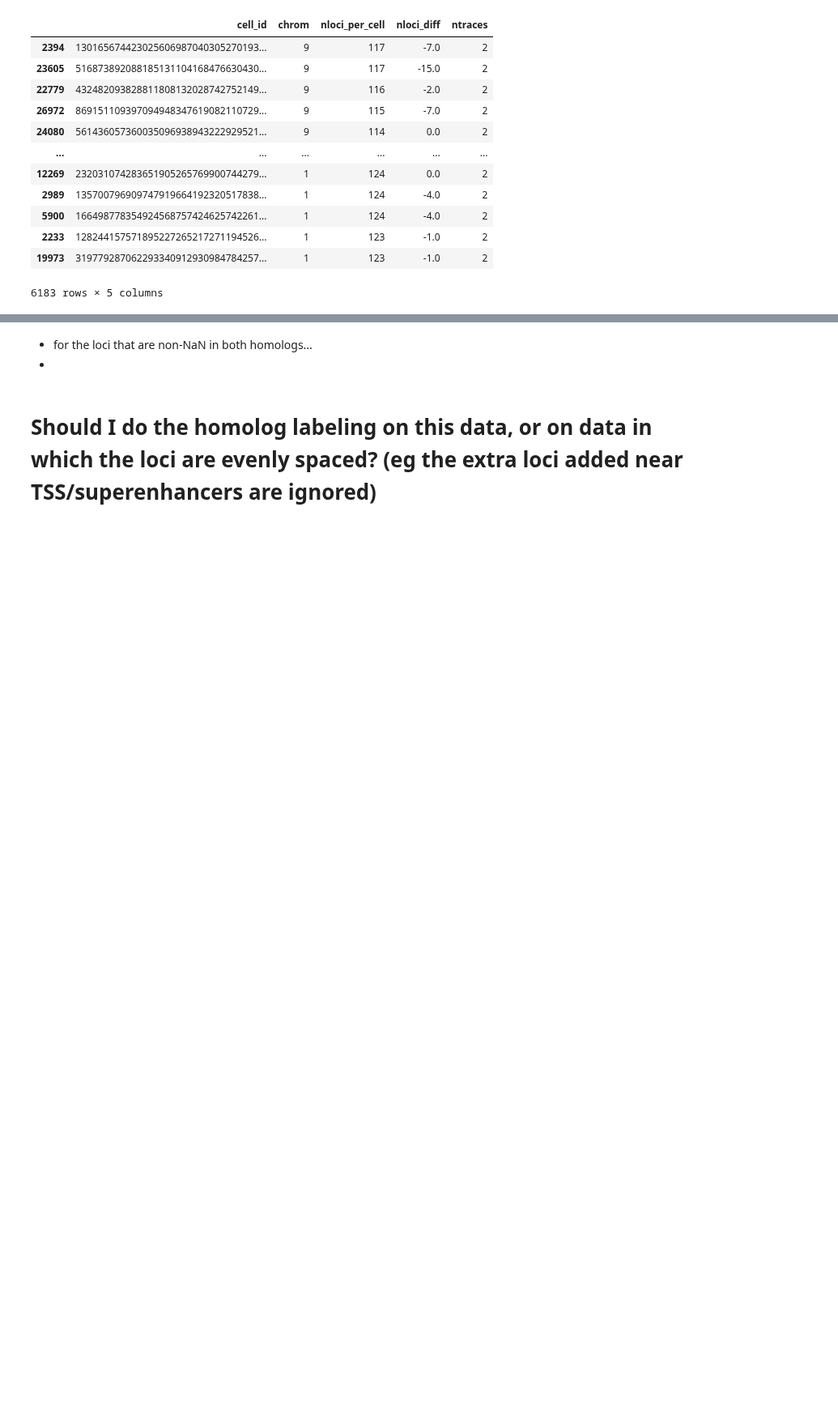
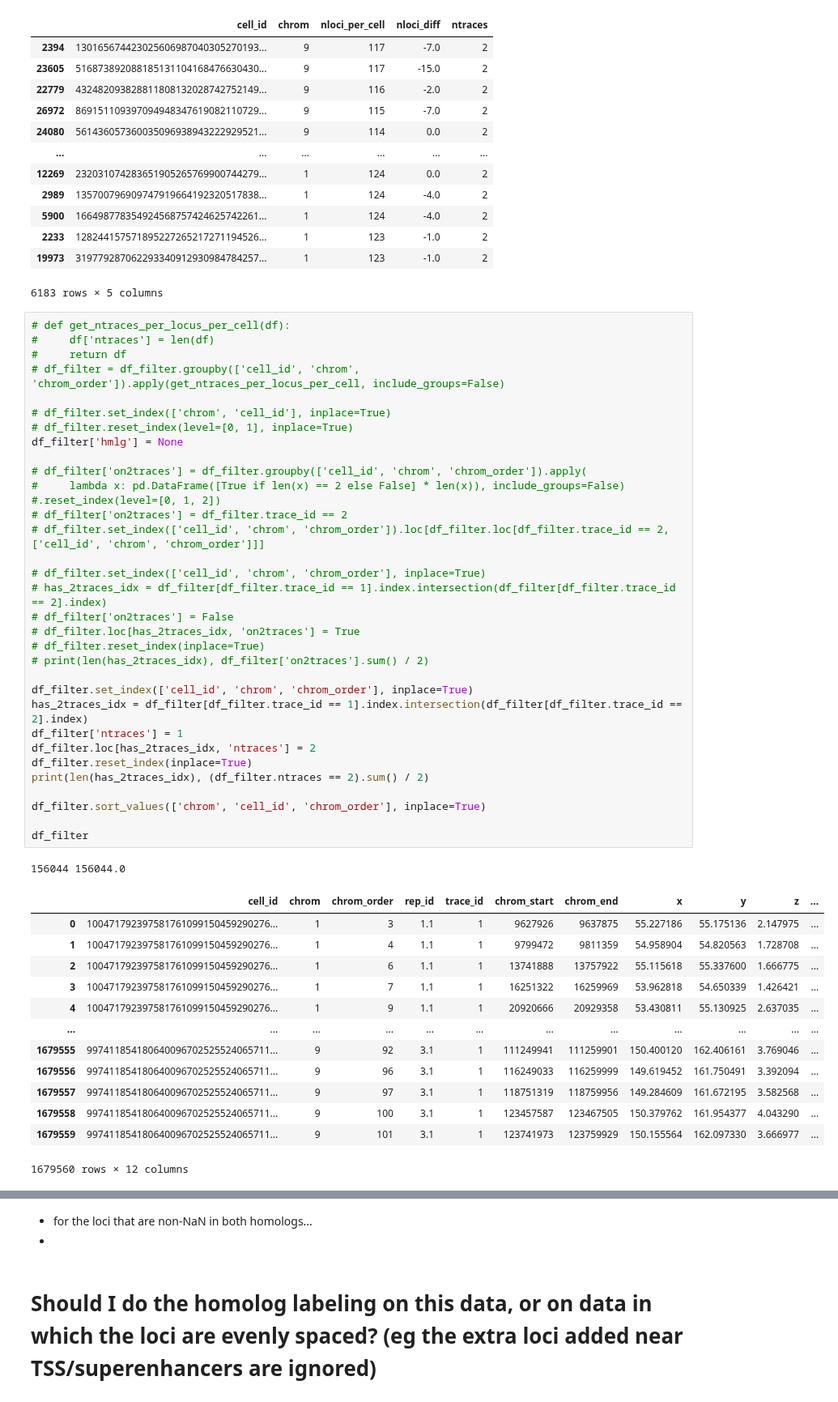
Before and after one commit to gesinecauer/Chromatin_Analysis_MOp, a Jupyter notebook: jupyter/parse_dna_merfish.ipynb, the cells around one changed output, grey strips where cells are left out. Shown at 81% size. Cells and saved outputs as stored; diff of their text form; blank space fills up the shorter version.

Commit message:
segregating hmlgs

```diff
--- a/jupyter/parse_dna_merfish.ipynb
+++ b/jupyter/parse_dna_merfish.ipynb
@@ -893,3 +893,50 @@ tmp[tmp.ntraces == 2]
 | 2233 | 128244157571895227265217271194526... | 1 | 123 | -1.0 | 2 |
 | 19973 | 319779287062293340912930984784257... | 1 | 123 | -1.0 | 2 |
 6183 rows × 5 columns
+# %%
+# def get_ntraces_per_locus_per_cell(df):
+#     df['ntraces'] = len(df)
+#     return df
+# df_filter = df_filter.groupby(['cell_id', 'chrom', 'chrom_order']).apply(get_ntraces_per_locus_per_cell, include_groups=False)
+
+# df_filter.set_index(['chrom', 'cell_id'], inplace=True)
+# df_filter.reset_index(level=[0, 1], inplace=True)
+df_filter['hmlg'] = None
+
+# df_filter['on2traces'] = df_filter.groupby(['cell_id', 'chrom', 'chrom_order']).apply(
+#     lambda x: pd.DataFrame([True if len(x) == 2 else False] * len(x)), include_groups=False) #.reset_index(level=[0, 1, 2])
+# df_filter['on2traces'] = df_filter.trace_id == 2
+# df_filter.set_index(['cell_id', 'chrom', 'chrom_order']).loc[df_filter.loc[df_filter.trace_id == 2, ['cell_id', 'chrom', 'chrom_order']]]
+
+# df_filter.set_index(['cell_id', 'chrom', 'chrom_order'], inplace=True)
+# has_2traces_idx = df_filter[df_filter.trace_id == 1].index.intersection(df_filter[df_filter.trace_id == 2].index)
+# df_filter['on2traces'] = False
+# df_filter.loc[has_2traces_idx, 'on2traces'] = True
+# df_filter.reset_index(inplace=True)
+# print(len(has_2traces_idx), df_filter['on2traces'].sum() / 2)
+
+df_filter.set_index(['cell_id', 'chrom', 'chrom_order'], inplace=True)
+has_2traces_idx = df_filter[df_filter.trace_id == 1].index.intersection(df_filter[df_filter.trace_id == 2].index)
+df_filter['ntraces'] = 1
+df_filter.loc[has_2traces_idx, 'ntraces'] = 2
+df_filter.reset_index(inplace=True)
+print(len(has_2traces_idx), (df_filter.ntraces == 2).sum() / 2)
+
+df_filter.sort_values(['chrom', 'cell_id', 'chrom_order'], inplace=True)
+
+df_filter
+# %% [output]
+156044 156044.0
+|  | cell_id | chrom | chrom_order | rep_id | trace_id | chrom_start | chrom_end | x | y | z | ... |
+| 0 | 100471792397581761099150459290276... | 1 | 3 | 1.1 | 1 | 9627926 | 9637875 | 55.227186 | 55.175136 | 2.147975 | ... |
+| 1 | 100471792397581761099150459290276... | 1 | 4 | 1.1 | 1 | 9799472 | 9811359 | 54.958904 | 54.820563 | 1.728708 | ... |
+| 2 | 100471792397581761099150459290276... | 1 | 6 | 1.1 | 1 | 13741888 | 13757922 | 55.115618 | 55.337600 | 1.666775 | ... |
+| 3 | 100471792397581761099150459290276... | 1 | 7 | 1.1 | 1 | 16251322 | 16259969 | 53.962818 | 54.650339 | 1.426421 | ... |
+| 4 | 100471792397581761099150459290276... | 1 | 9 | 1.1 | 1 | 20920666 | 20929358 | 53.430811 | 55.130925 | 2.637035 | ... |
+| ... | ... | ... | ... | ... | ... | ... | ... | ... | ... | ... | ... |
+| 1679555 | 997411854180640096702525524065711... | 9 | 92 | 3.1 | 1 | 111249941 | 111259901 | 150.400120 | 162.406161 | 3.769046 | ... |
+| 1679556 | 997411854180640096702525524065711... | 9 | 96 | 3.1 | 1 | 116249033 | 116259999 | 149.619452 | 161.750491 | 3.392094 | ... |
+| 1679557 | 997411854180640096702525524065711... | 9 | 97 | 3.1 | 1 | 118751319 | 118759956 | 149.284609 | 161.672195 | 3.582568 | ... |
+| 1679558 | 997411854180640096702525524065711... | 9 | 100 | 3.1 | 1 | 123457587 | 123467505 | 150.379762 | 161.954377 | 4.043290 | ... |
+| 1679559 | 997411854180640096702525524065711... | 9 | 101 | 3.1 | 1 | 123741973 | 123759929 | 150.155564 | 162.097330 | 3.666977 | ... |
+1679560 rows × 12 columns
```
Also changed, not shown: parts of 3 cells of this notebook.
